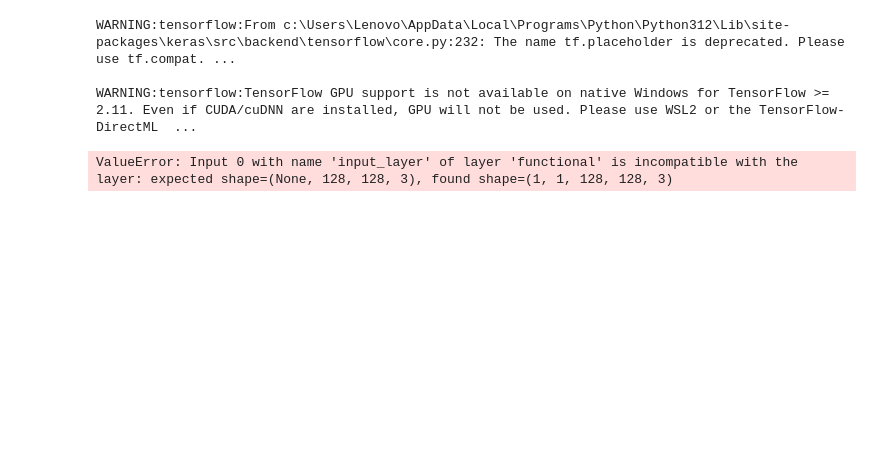
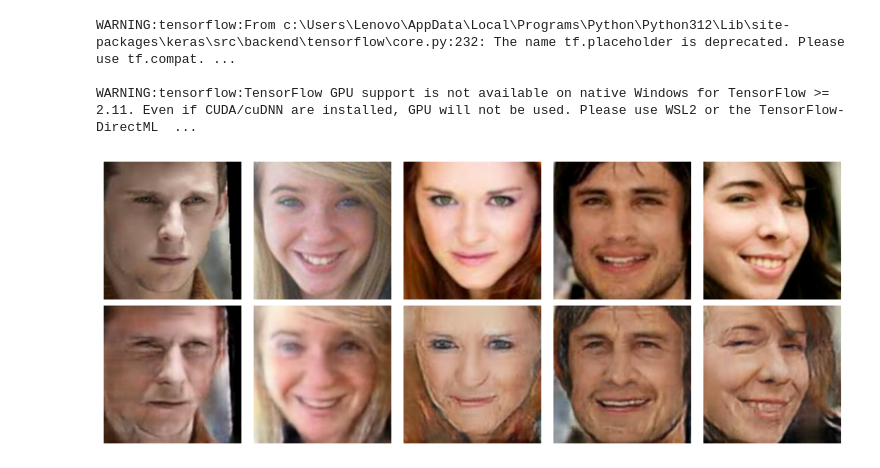
Before and after one commit to RadLud/face_aging_app, a Jupyter notebook: notebooks/06_Inference.ipynb, the cells around one changed output. Cells and saved outputs as stored; diff of their text form; code cells hidden in the pictures; blank space fills up the shorter version.

```diff
--- a/notebooks/06_Inference.ipynb
+++ b/notebooks/06_Inference.ipynb
@@ -152,32 +152,32 @@ def generate_examples(image_folder, generator, n=5):
     for path in sample_paths:
 
         img = preprocess_image(path)
 
-        img = tf.expand_dims(img, axis=0)
+       # img = tf.expand_dims(img, axis=0)
         generated = generator(img, training=False)
 
         inp = postprocess(img[0]).numpy()
         out = postprocess(generated[0]).numpy()
 
         inputs.append(inp)
         outputs.append(out)
 
     plt.figure(figsize=(10,4))
 
     for i in range(n):
 
         plt.subplot(2, n, i+1)
         plt.imshow(inputs[i])
         plt.axis("off")
 
         plt.subplot(2, n, n+i+1)
         plt.imshow(outputs[i])
         plt.axis("off")
 
     plt.tight_layout()
     plt.show()
 
 
 generate_examples(r"C:\Users\Lenovo\Desktop\young", generator_g)
 # %% [output]
-ValueError: Input 0 with name 'input_layer' of layer 'functional' is incompatible with the layer: expected shape=(None, 128, 128, 3), found shape=(1, 1, 128, 128, 3)
+[figure, added]
```
